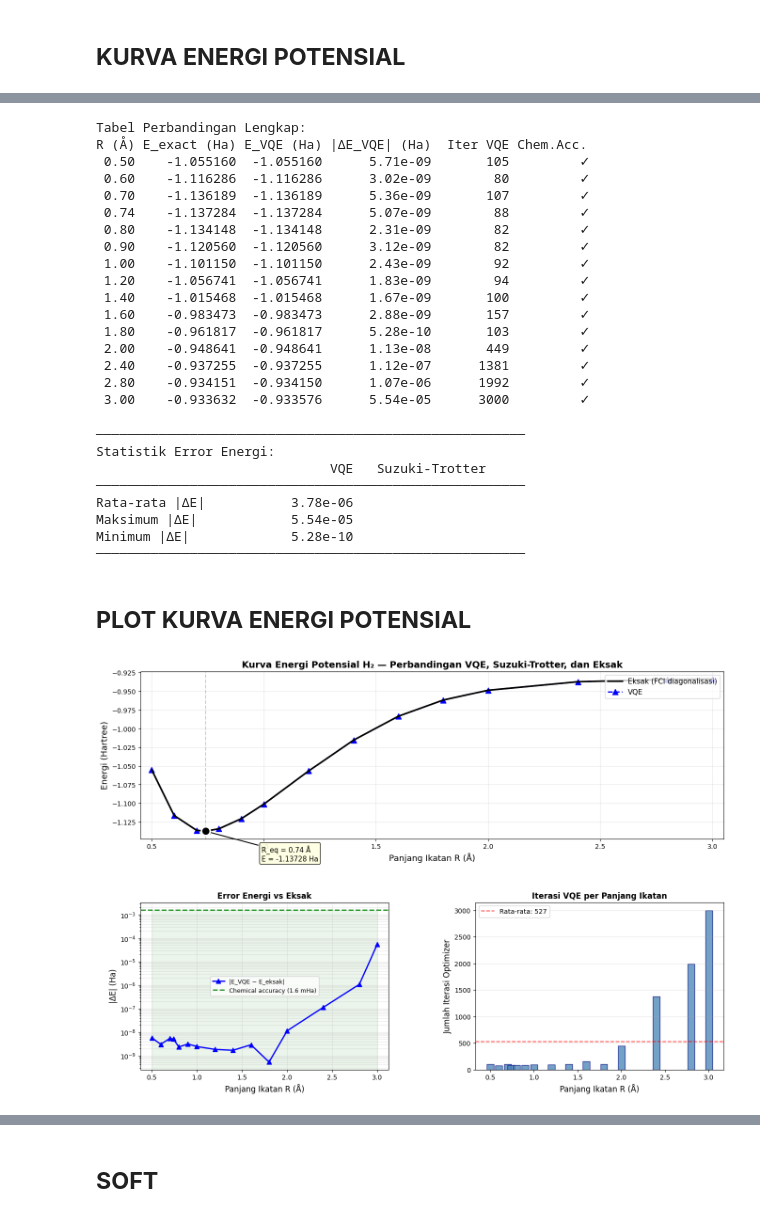
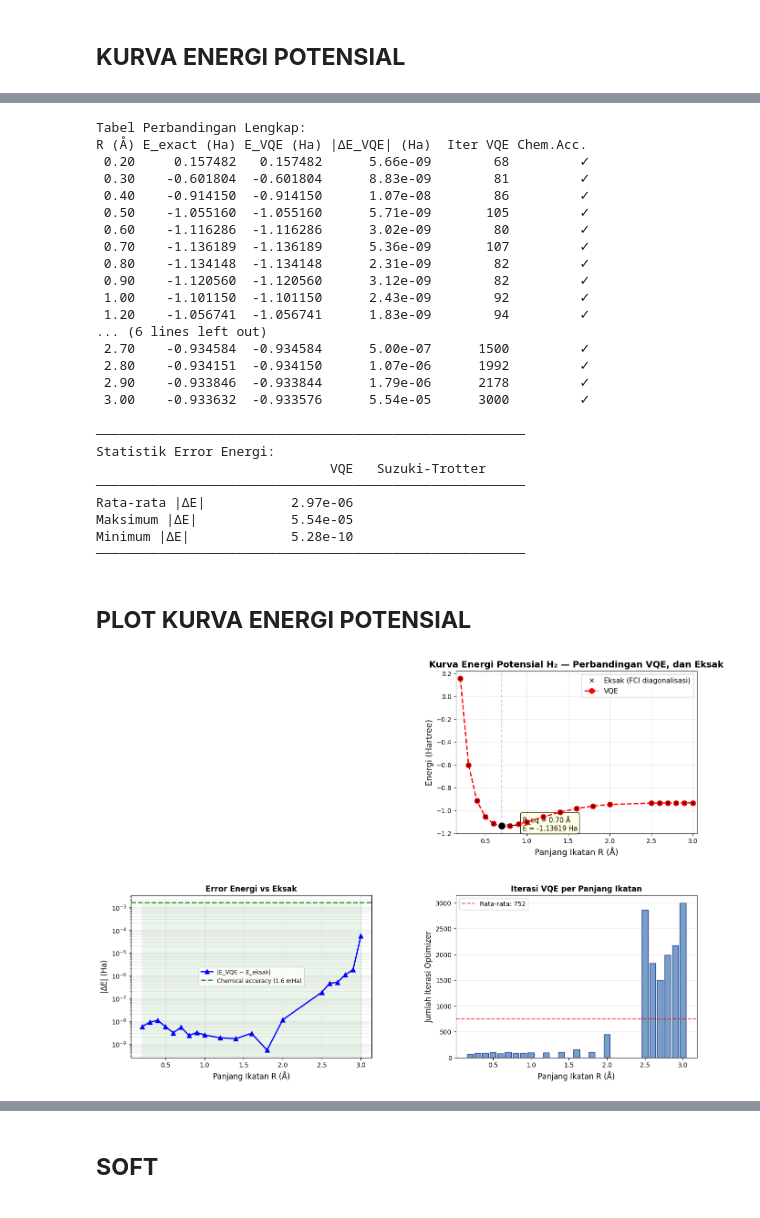
Before and after one commit to nesyaputrih/quantum-computing, a Jupyter notebook: simulasi_hidrogen/VQEH2_UCCSDHamiltonianManual.ipynb, the cells around one changed output, grey strips where cells are left out. Saved outputs shown, nothing was run; the diff lists cells and outputs as text; code cells hidden in the pictures.

```diff
--- a/simulasi_hidrogen/VQEH2_UCCSDHamiltonianManual.ipynb
+++ b/simulasi_hidrogen/VQEH2_UCCSDHamiltonianManual.ipynb
@@ -419,8 +419,8 @@ print(f"    Fidelity |⟨ψ_VQE|ψ_FCI⟩|² = {fidelity_d:.6f}")
 ## __KURVA ENERGI POTENSIAL__ ##
 # %%
 bond_lengths = np.array([
-    0.5, 0.6, 0.7, 0.74, 0.8, 0.9, 1.0,
-    1.2, 1.4, 1.6, 1.8, 2.0, 2.4, 2.8, 3.0
+    0.2,0.3,0.4, 0.5, 0.6, 0.7, 0.8, 0.9, 1.0,
+    1.2, 1.4, 1.6, 1.8, 2.0, 2.5, 2.6, 2.7, 2.8, 2.9, 3.0
 ])
 # %%
 #looping
@@ -494,20 +493,20 @@ print(df.to_string(index=False))
 # %% [output]
 Tabel Perbandingan Lengkap:
 R (Å) E_exact (Ha) E_VQE (Ha) |ΔE_VQE| (Ha)  Iter VQE Chem.Acc.
+ 0.20     0.157482   0.157482      5.66e-09        68         ✓
+ 0.30    -0.601804  -0.601804      8.83e-09        81         ✓
+ 0.40    -0.914150  -0.914150      1.07e-08        86         ✓
  0.50    -1.055160  -1.055160      5.71e-09       105         ✓
  0.60    -1.116286  -1.116286      3.02e-09        80         ✓
  0.70    -1.136189  -1.136189      5.36e-09       107         ✓
- 0.74    -1.137284  -1.137284      5.07e-09        88         ✓
  0.80    -1.134148  -1.134148      2.31e-09        82         ✓
  0.90    -1.120560  -1.120560      3.12e-09        82         ✓
  1.00    -1.101150  -1.101150      2.43e-09        92         ✓
  1.20    -1.056741  -1.056741      1.83e-09        94         ✓
- 1.40    -1.015468  -1.015468      1.67e-09       100         ✓
- 1.60    -0.983473  -0.983473      2.88e-09       157         ✓
- 1.80    -0.961817  -0.961817      5.28e-10       103         ✓
- 2.00    -0.948641  -0.948641      1.13e-08       449         ✓
- 2.40    -0.937255  -0.937255      1.12e-07      1381         ✓
+... (6 lines left out)
+ 2.70    -0.934584  -0.934584      5.00e-07      1500         ✓
  2.80    -0.934151  -0.934150      1.07e-06      1992         ✓
+ 2.90    -0.933846  -0.933844      1.79e-06      2178         ✓
  3.00    -0.933632  -0.933576      5.54e-05      3000         ✓
 # %%
 # Statistik ringkas
@@ -526,7 +525,7 @@ print(f"{'─'*55}")
 Statistik Error Energi:
                               VQE   Suzuki-Trotter
 ───────────────────────────────────────────────────────
-Rata-rata |ΔE|           3.78e-06
+Rata-rata |ΔE|           2.97e-06
 Maksimum |ΔE|            5.54e-05
 Minimum |ΔE|             5.28e-10
 ───────────────────────────────────────────────────────
@@ -542,9 +541,9 @@ fig = plt.figure(figsize=(16, 11))
 gs  = gridspec.GridSpec(2, 2, hspace=0.38, wspace=0.35)
 
 # ── 1: Kurva energi potensial ────────────────────────────────────────
-ax1 = fig.add_subplot(gs[0, :])
-ax1.plot(R_arr, E_ex, 'k-',   lw=2.5, zorder=5, label='Eksak (FCI diagonalisasi)')
-ax1.plot(R_arr, E_vq, 'b^--', lw=2.0, ms=8,  zorder=4, label=f'VQE')
+ax1 = fig.add_subplot(gs[0, 1])
+ax1.plot(R_arr, E_ex, 'kx',   lw=2.5, zorder=5, label='Eksak (FCI diagonalisasi)')
+ax1.plot(R_arr, E_vq, 'ro--', lw=2.0, ms=8,  zorder=4, label=f'VQE')
 
 # Tandai minimum eksak
 idx_min = np.argmin(E_ex)
@@ -560,7 +559,7 @@ ax1.annotate(f'R_eq = {R_arr[idx_min]:.2f} Å\nE = {E_ex[idx_min]:.5f} Ha',
 
 ax1.set_xlabel('Panjang Ikatan R (Å)', fontsize=13)
 ax1.set_ylabel('Energi (Hartree)', fontsize=13)
-ax1.set_title('Kurva Energi Potensial H₂ — Perbandingan VQE, Suzuki-Trotter, dan Eksak',
+ax1.set_title('Kurva Energi Potensial H₂ — Perbandingan VQE, dan Eksak',
               fontsize=14, weight='bold')
 ax1.legend(fontsize=11, loc='upper right')
 ax1.grid(True, alpha=0.3)
@@ -568,34 +567,34 @@ ax1.set_xlim(R_arr[0]-0.05, R_arr[-1]+0.05)
 
 # ── 2: Log error vs eksak ────────────────────────────────────────────
 ax2 = fig.add_subplot(gs[1, 0])
 ax2.semilogy(R_arr, dv_arr, 'b^-', lw=2, ms=7, label='|E_VQE − E_eksak|')
 ax2.axhline(1.6e-3, color='green', ls='--', lw=2, alpha=0.85,
             label='Chemical accuracy (1.6 mHa)')
 ax2.fill_between(R_arr, 0, 1.6e-3, alpha=0.08, color='green')
 ax2.set_xlabel('Panjang Ikatan R (Å)', fontsize=12)
 ax2.set_ylabel('|ΔE| (Ha)', fontsize=12)
 ax2.set_title('Error Energi vs Eksak', fontsize=12, weight='bold')
 ax2.legend(fontsize=9)
 ax2.grid(True, alpha=0.3, which='both')
 
 # ── 3: Jumlah iterasi VQE ────────────────────────────────────────────
 ax3 = fig.add_subplot(gs[1, 1])
 bars = ax3.bar(R_arr, [r['n_iters_vqe'] for r in results],
                width=0.08, color='steelblue', alpha=0.75, edgecolor='navy')
 ax3.set_xlabel('Panjang Ikatan R (Å)', fontsize=12)
 ax3.set_ylabel('Jumlah Iterasi Optimizer', fontsize=12)
 ax3.set_title('Iterasi VQE per Panjang Ikatan', fontsize=12, weight='bold')
 ax3.grid(True, alpha=0.3, axis='y')
 
 # Anotasi rata-rata
 avg_iters = np.mean([r['n_iters_vqe'] for r in results])
 ax3.axhline(avg_iters, color='red', ls='--', lw=1.5, alpha=0.7,
             label=f'Rata-rata: {avg_iters:.0f}')
 ax3.legend(fontsize=10)
 
 plt.show()
 # %% [output]
-[figure, old version]
+[figure, new version]
 # %%
 # Analisis Parameter Optimal & Verifikasi Final State (R = 0.74 Å)
 # ══════════════════════════════════════════════════════════════════════
```
Also changed, not shown: parts of 7 cells of this notebook.
